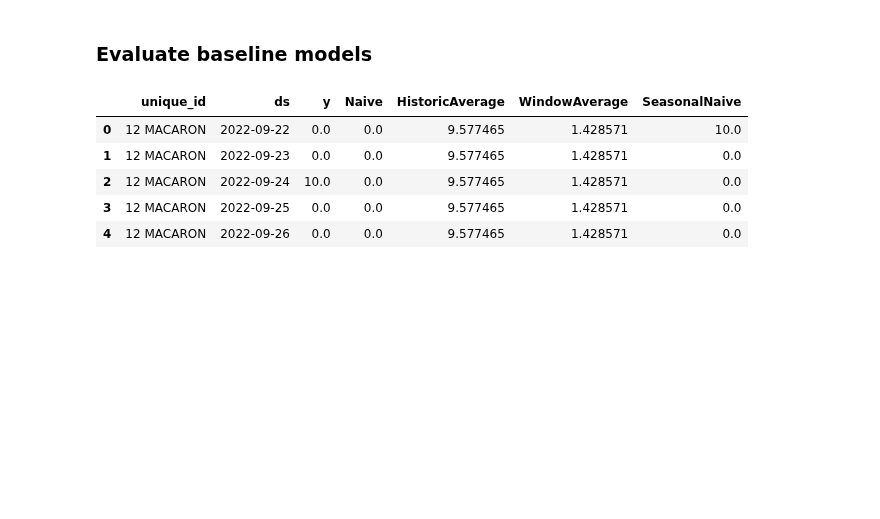
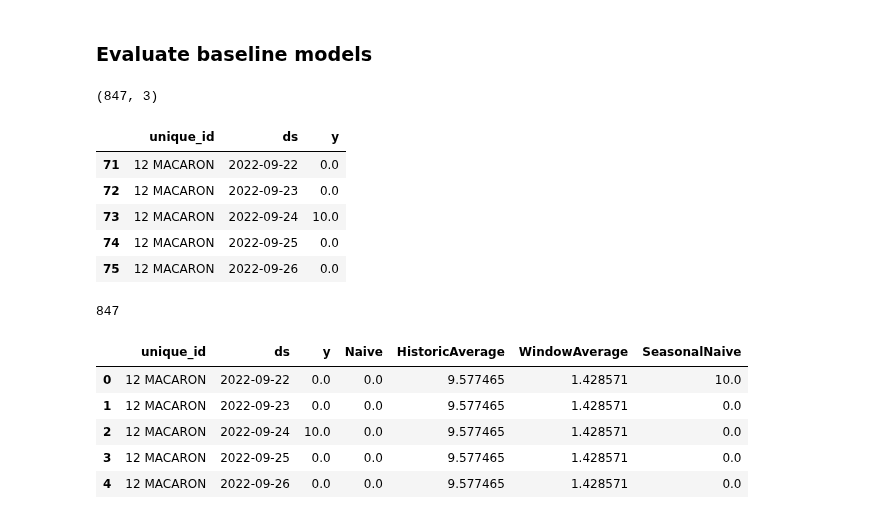
Before and after one commit to xGp35/ML_Theory_Basics, a Jupyter notebook: time_series_forecasting.ipynb, the cells around one changed output. Saved outputs shown, nothing was run; the diff lists cells and outputs as text; code cells hidden in the pictures; blank space fills up the shorter version.

```diff
--- a/time_series_forecasting.ipynb
+++ b/time_series_forecasting.ipynb
@@ -85,6 +85,21 @@ plot_series(
 # %%
 test = df.groupby("unique_id").tail(7)
 train = df.drop(test.index).reset_index(drop=True)
+# %%
+print(test.shape)
+test.head()
+# %% [output]
+(847, 3)
+|  | unique_id | ds | y |
+| 71 | 12 MACARON | 2022-09-22 | 0.0 |
+| 72 | 12 MACARON | 2022-09-23 | 0.0 |
+| 73 | 12 MACARON | 2022-09-24 | 10.0 |
+| 74 | 12 MACARON | 2022-09-25 | 0.0 |
+| 75 | 12 MACARON | 2022-09-26 | 0.0 |
+# %%
+len(test["unique_id"].unique())*7
+# %% [output]
+847
 # %%
 sf.fit(df=train)
 
```
Also changed, not shown: 1 other file.
